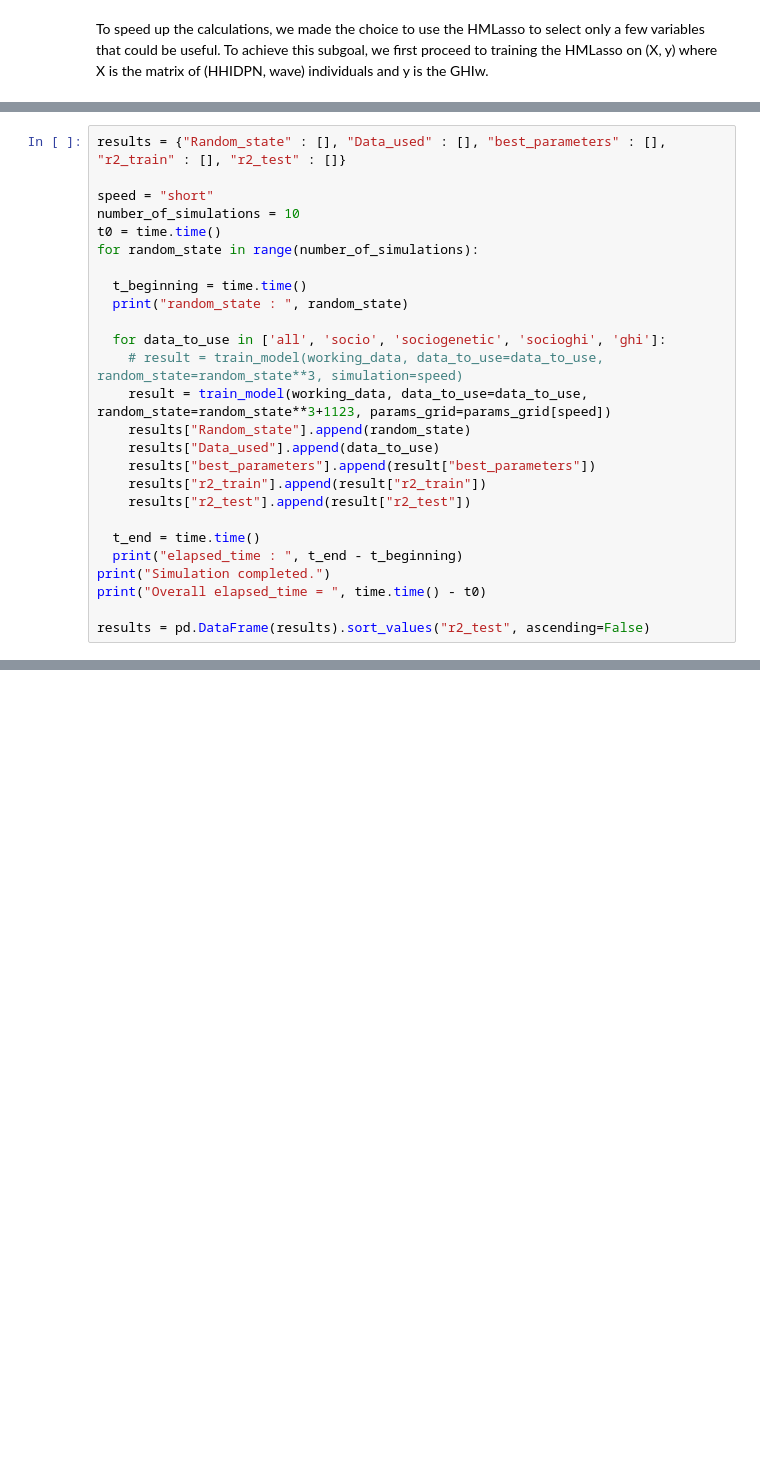
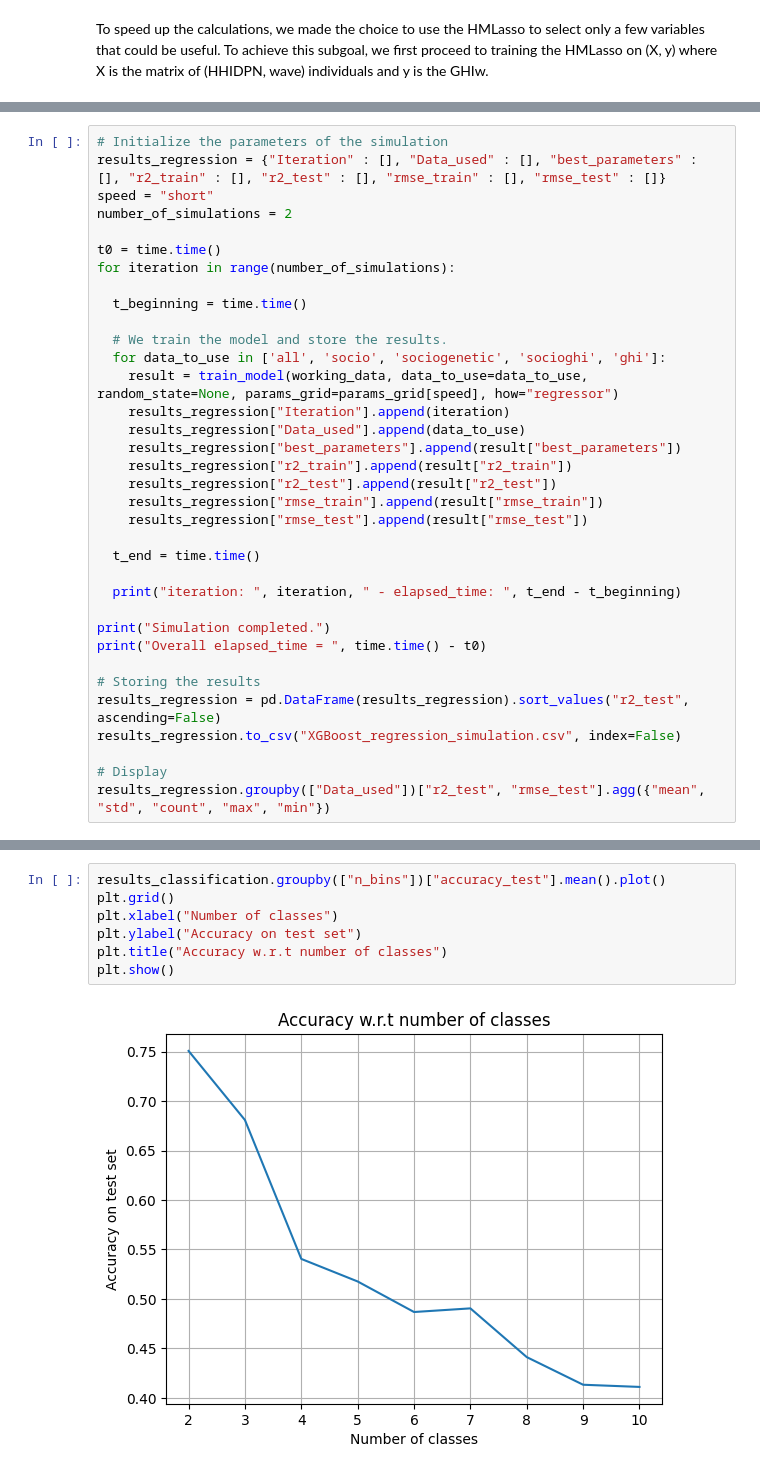
Before and after one commit to jveillon/Projet_Statapp, a Jupyter notebook: Gradient_Boosting/file_02_xgboost.ipynb, the cells around one changed output, grey strips where cells are left out. Cells and saved outputs as stored; diff of their text form; blank space fills up the shorter version.

Commit message:
Added XGB regressor and simulation functions

```diff
--- a/Gradient_Boosting/file_02_xgboost.ipynb
+++ b/Gradient_Boosting/file_02_xgboost.ipynb
@@ -235,26 +289,35 @@ params_grid = {"short" : params_grid_short, "long" : params_grid_long}
 # %%
-results = {"Random_state" : [], "Data_used" : [], "best_parameters" : [], "r2_train" : [], "r2_test" : []}
+# Initialize the parameters of the simulation
+results_regression = {"Iteration" : [], "Data_used" : [], "best_parameters" : [], "r2_train" : [], "r2_test" : [], "rmse_train" : [], "rmse_test" : []}
+speed = "short"
+number_of_simulations = 2
 
-speed = "short"
-number_of_simulations = 10
 t0 = time.time()
-for random_state in range(number_of_simulations):
+for iteration in range(number_of_simulations):
 
   t_beginning = time.time()
-  print("random_state : ", random_state)
 
+  # We train the model and store the results.
   for data_to_use in ['all', 'socio', 'sociogenetic', 'socioghi', 'ghi']:
-    # result = train_model(working_data, data_to_use=data_to_use, random_state=random_state**3, simulation=speed)
-    result = train_model(working_data, data_to_use=data_to_use, random_state=random_state**3+1123, params_grid=params_grid[speed])
-    results["Random_state"].append(random_state)
-    results["Data_used"].append(data_to_use)
-    results["best_parameters"].append(result["best_parameters"])
-    results["r2_train"].append(result["r2_train"])
-    results["r2_test"].append(result["r2_test"])
+    result = train_model(working_data, data_to_use=data_to_use, random_state=None, params_grid=params_grid[speed], how="regressor")
+    results_regression["Iteration"].append(iteration)
+    results_regression["Data_used"].append(data_to_use)
+    results_regression["best_parameters"].append(result["best_parameters"])
+    results_regression["r2_train"].append(result["r2_train"])
+    results_regression["r2_test"].append(result["r2_test"])
+    results_regression["rmse_train"].append(result["rmse_train"])
+    results_regression["rmse_test"].append(result["rmse_test"])
 
   t_end = time.time()
-  print("elapsed_time : ", t_end - t_beginning)
+
+  print("iteration: ", iteration, " - elapsed_time: ", t_end - t_beginning)
+
 print("Simulation completed.")
 print("Overall elapsed_time = ", time.time() - t0)
 
-results = pd.DataFrame(results).sort_values("r2_test", ascending=False)
+# Storing the results
+results_regression = pd.DataFrame(results_regression).sort_values("r2_test", ascending=False)
+results_regression.to_csv("XGBoost_regression_simulation.csv", index=False)
+
+# Display
+results_regression.groupby(["Data_used"])["r2_test", "rmse_test"].agg({"mean", "std", "count", "max", "min"})
@@ -309,0 +401,9 @@ R2 score on test :  0.3859139857606113
+# %%
+results_classification.groupby(["n_bins"])["accuracy_test"].mean().plot()
+plt.grid()
+plt.xlabel("Number of classes")
+plt.ylabel("Accuracy on test set")
+plt.title("Accuracy w.r.t number of classes")
+plt.show()
+# %% [output]
+[figure, added]
```
Also changed, not shown: parts of 25 cells of this notebook.
